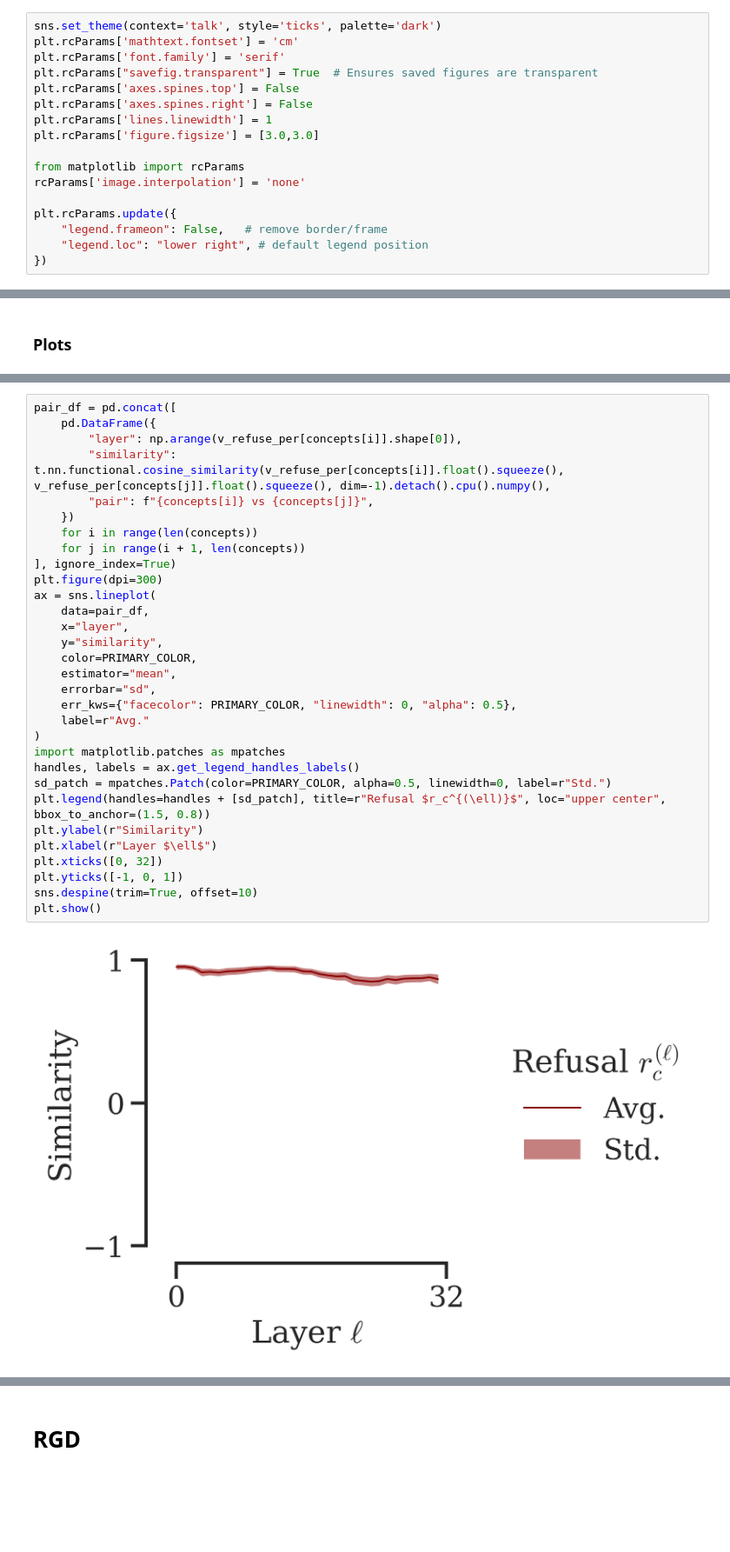
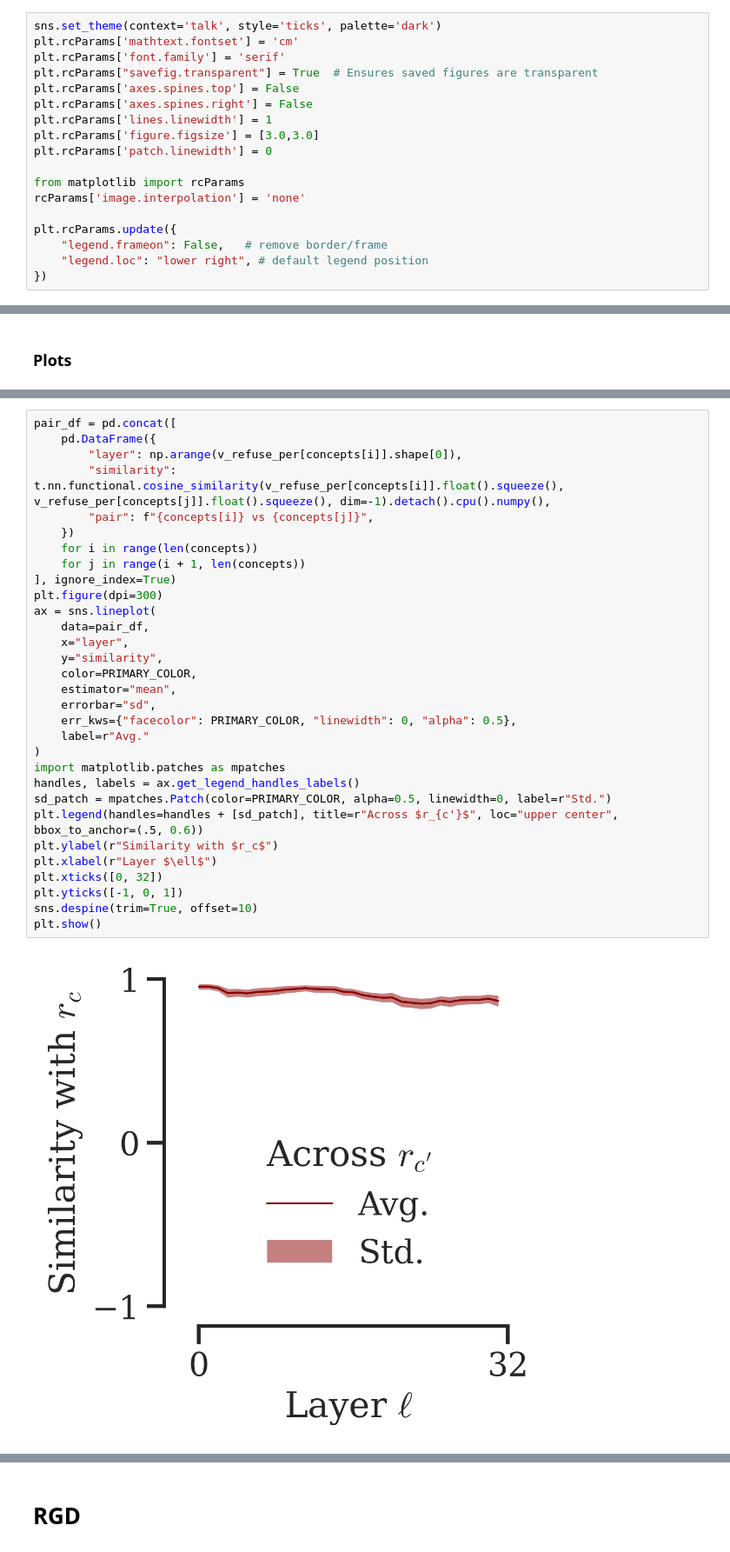
Before and after one commit to rgs2151/forget, a Jupyter notebook: notebooks_refuse/llama3.ipynb, the cells around one changed output, grey strips where cells are left out. Shown at 87% size. Saved outputs shown, nothing was run; the diff lists cells and outputs as text; blank space fills up the shorter version.

```diff
--- a/notebooks_refuse/llama3.ipynb
+++ b/notebooks_refuse/llama3.ipynb
@@ -35,6 +35,7 @@ plt.rcParams['axes.spines.top'] = False
 plt.rcParams['axes.spines.right'] = False
 plt.rcParams['lines.linewidth'] = 1
 plt.rcParams['figure.figsize'] = [3.0,3.0]
+plt.rcParams['patch.linewidth'] = 0
 
 from matplotlib import rcParams
 rcParams['image.interpolation'] = 'none'
@@ -447,36 +448,36 @@ plt.show()
 # %%
 pair_df = pd.concat([
     pd.DataFrame({
         "layer": np.arange(v_refuse_per[concepts[i]].shape[0]),
         "similarity": t.nn.functional.cosine_similarity(v_refuse_per[concepts[i]].float().squeeze(), v_refuse_per[concepts[j]].float().squeeze(), dim=-1).detach().cpu().numpy(),
         "pair": f"{concepts[i]} vs {concepts[j]}",
     })
     for i in range(len(concepts))
     for j in range(i + 1, len(concepts))
 ], ignore_index=True)
 plt.figure(dpi=300)
 ax = sns.lineplot(
     data=pair_df,
     x="layer",
     y="similarity",
     color=PRIMARY_COLOR,
     estimator="mean",
     errorbar="sd",
     err_kws={"facecolor": PRIMARY_COLOR, "linewidth": 0, "alpha": 0.5},
     label=r"Avg."
 )
 import matplotlib.patches as mpatches
 handles, labels = ax.get_legend_handles_labels()
 sd_patch = mpatches.Patch(color=PRIMARY_COLOR, alpha=0.5, linewidth=0, label=r"Std.")
-plt.legend(handles=handles + [sd_patch], title=r"Refusal $r_c^{(\ell)}$", loc="upper center", bbox_to_anchor=(1.5, 0.8))
-plt.ylabel(r"Similarity")
+plt.legend(handles=handles + [sd_patch], title=r"Across $r_{c'}$", loc="upper center", bbox_to_anchor=(.5, 0.6))
+plt.ylabel(r"Similarity with $r_c$")
 plt.xlabel(r"Layer $\ell$")
 plt.xticks([0, 32])
 plt.yticks([-1, 0, 1])
 sns.despine(trim=True, offset=10)
 plt.show()
 # %% [output]
-[figure, old version]
+[figure, new version]
 # %%
 sim_pos_means = []
 sim_neg_means = []
```
Also changed, not shown: parts of 9 cells of this notebook, 2 other files.
